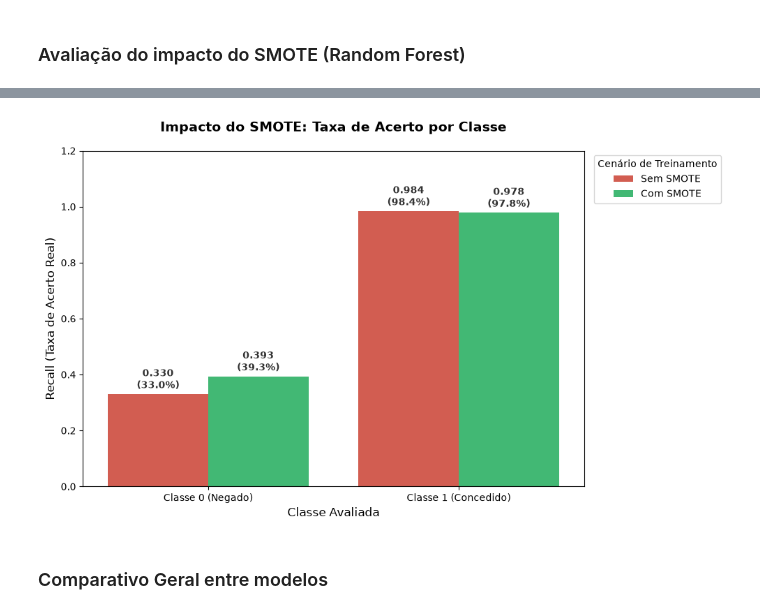
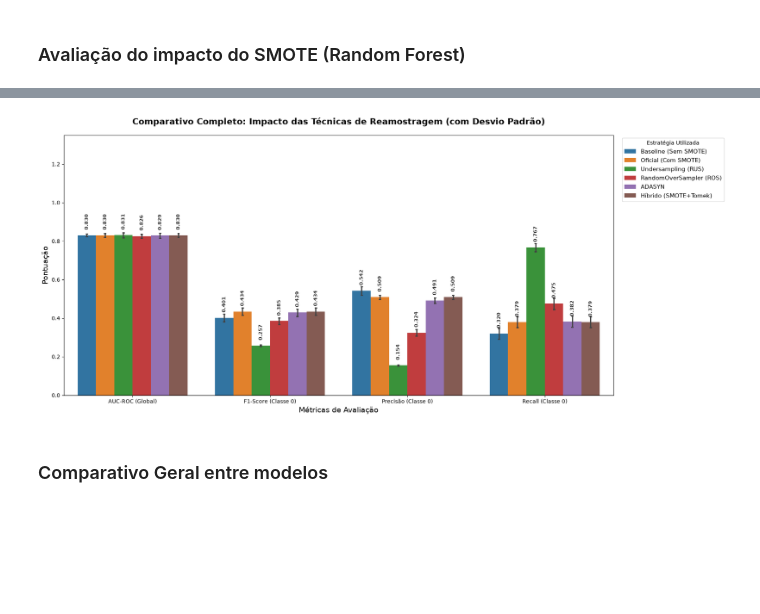
Before and after one commit to arthurtdl/access-grant-prediction, a Jupyter notebook: notebooks/models.ipynb, the cells around one changed output, grey strips where cells are left out. Saved outputs shown, nothing was run; the diff lists cells and outputs as text; code cells hidden in the pictures; blank space fills up the shorter version.

```diff
--- a/notebooks/models.ipynb
+++ b/notebooks/models.ipynb
@@ -732,59 +820,85 @@ weighted avg     0.9365    0.9460    0.9394      6554
 # %%
-from sklearn.metrics import recall_score
-import pandas as pd
 import matplotlib.pyplot as plt
 import seaborn as sns
 import joblib
+from sklearn.metrics import recall_score, precision_score, f1_score, roc_auc_score
+from sklearn.utils import resample
 
-# 1. Carregando os modelos específicos
-modelo_rf_com_smote = joblib.load('../models/modelo_random_forest.pkl')
+print("Calculando métricas multicritério com Bootstrapping para desvio padrão...\n")
 
-# 2. Gerando as previsões com os modelos corretos
-y_pred_com_smote = modelo_rf_com_smote.predict(X_test)
-y_pred_sem_smote = modelo_rf_sem_smote.predict(X_test)
+# 1. Carregando o NOSSO modelo oficial (Com SMOTE) do disco
+modelo_rf_oficial = joblib.load('../models/modelo_random_forest.pkl')
 
-# 3. Extraindo o Recall isolado para a Classe 0 (Negado) e Classe 1 (Concedido)
-dados_recall = {
-    'Modelo': ['Sem SMOTE', 'Sem SMOTE', 'Com SMOTE', 'Com SMOTE'],
-    'Classe': ['Classe 0 (Negado)', 'Classe 1 (Concedido)', 'Classe 0 (Negado)', 'Classe 1 (Concedido)'],
-    'Taxa de Acerto (Recall)': [
-        recall_score(y_test, y_pred_sem_smote, pos_label=0),
-        recall_score(y_test, y_pred_sem_smote, pos_label=1),
-        recall_score(y_test, y_pred_com_smote, pos_label=0),
-        recall_score(y_test, y_pred_com_smote, pos_label=1)
-    ]
+previsoes_comparacao['Oficial (Com SMOTE)'] = {
+    'pred': modelo_rf_oficial.predict(X_test),
+    'prob': modelo_rf_oficial.predict_proba(X_test)[:, 1]
 }
 
-df_recall_classes = pd.DataFrame(dados_recall)
+# 2. Compilando as 4 métricas com simulação de variação (5 iterações)
+dados_metricas = []
+y_test_array = y_test.values if hasattr(y_test, 'values') else y_test
 
-# 4. Plotando o gráfico focado no problema real
-plt.figure(figsize=(10, 6))
+for nome_modelo, preds in previsoes_comparacao.items():
+    y_pred_full = preds['pred']
+    y_prob_full = preds['prob']
+
+    # Loop de Bootstrapping: Gera 5 amostras para o Seaborn calcular o desvio padrão
+    for i in range(5):
+        indices = resample(np.arange(len(y_test_array)), random_state=42 + i)
+
+        y_t = y_test_array[indices]
+        y_p = y_pred_full[indices]
+        y_pr = y_prob_full[indices]
+
+        dados_metricas.extend([
+            {'Técnica': nome_modelo, 'Métrica': 'Recall (Classe 0)', 'Valor': recall_score(y_t, y_p, pos_label=0)},
+            {'Técnica': nome_modelo, 'Métrica': 'Precisão (Classe 0)', 'Valor': precision_score(y_t, y_p, pos_label=0)},
+            {'Técnica': nome_modelo, 'Métrica': 'F1-Score (Classe 0)', 'Valor': f1_score(y_t, y_p, pos_label=0)},
+            {'Técnica': nome_modelo, 'Métrica': 'AUC-ROC (Global)', 'Valor': roc_auc_score(y_t, y_pr)}
+        ])
+
+# 3. Transformando em Tabela Pandas
+df_todas_metricas = pd.DataFrame(dados_metricas)
+
+ordem_tecnicas = [
+    'Baseline (Sem SMOTE)', 'Oficial (Com SMOTE)',
+    'Undersampling (RUS)', 'RandomOverSampler (ROS)',
+    'ADASYN', 'Híbrido (SMOTE+Tomek)'
+]
+df_todas_metricas['Técnica'] = pd.Categorical(df_todas_metricas['Técnica'], categories=ordem_tecnicas, ordered=True)
+df_todas_metricas = df_todas_metricas.sort_values(by=['Métrica', 'Técnica'])
+
+# 4. Plotando o Gráfico Multivariado com Desvio Padrão
+plt.figure(figsize=(18, 8))
 
 ax = sns.barplot(
-    x='Classe',
-    y='Taxa de Acerto (Recall)',
-    hue='Modelo',
-    data=df_recall_classes,
-    palette=['#e74c3c', '#2ecc71'] # Vermelho (Sem SMOTE) e Verde (Com SMOTE)
+    x='Métrica',
+    y='Valor',
+    hue='Técnica',
+    data=df_todas_metricas,
+    palette='tab10',
+    errorbar='sd',
+    capsize=0.05
 )
 
-# 5. Adicionando os valores em cima das barras com porcentagem
+# 5. Adicionando os valores numéricos rotacionados em cada barra (usa a média)
 for p in ax.patches:
     altura = p.get_height()
     if altura > 0:
-        ax.annotate(f'{altura:.3f}\n({altura*100:.1f}%)',
+        ax.annotate(f'{altura:.3f}',
                     (p.get_x() + p.get_width() / 2., altura),
-                    ha='center', va='center',
-                    xytext=(0, 15),
+                    ha='center', va='bottom',
+                    xytext=(0, 10), # Subido levemente para não encostar na barra de erro
                     textcoords='offset points',
-                    fontsize=10, fontweight='bold', color='#333333')
+                    fontsize=9, fontweight='bold', color='#333333',
+                    rotation=90)
 
-plt.title('Impacto do SMOTE: Taxa de Acerto por Classe', fontsize=14, pad=20, fontweight='bold')
-plt.xlabel('Classe Avaliada', fontsize=12)
-plt.ylabel('Recall (Taxa de Acerto Real)', fontsize=12)
-plt.ylim(0, 1.20)
+plt.title('Comparativo Completo: Impacto das Técnicas de Reamostragem (com Desvio Padrão)', fontsize=16, pad=20, fontweight='bold')
+plt.xlabel('Métricas de Avaliação', fontsize=14)
+plt.ylabel('Pontuação', fontsize=14)
+plt.ylim(0, 1.35)
 
-plt.legend(title='Cenário de Treinamento', bbox_to_anchor=(1.01, 1), loc='upper left')
+plt.legend(title='Estratégia Utilizada', bbox_to_anchor=(1.01, 1), loc='upper left', fontsize=11)
 plt.tight_layout()
 plt.show()
 # %% [output]
@@ -791,4 +906,4 @@ plt.show()
-[figure, old version]
+[figure, new version]
 # %% [markdown]
 ### Comparativo Geral entre modelos
 # %%
```
Also changed, not shown: parts of 10 cells of this notebook.
